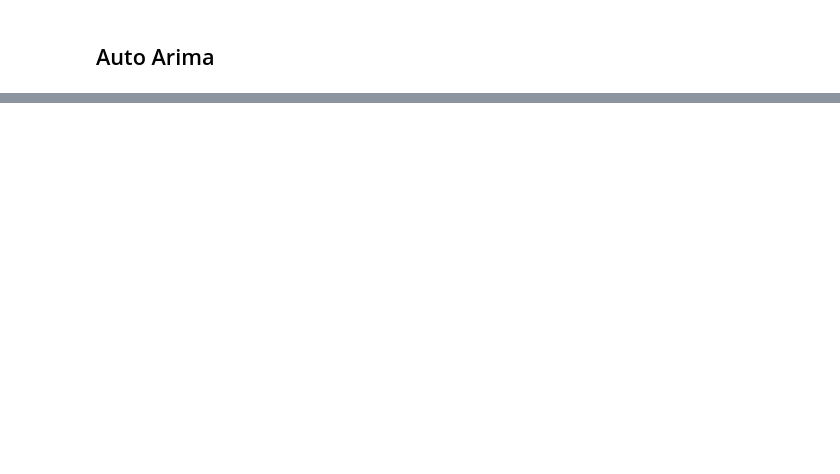
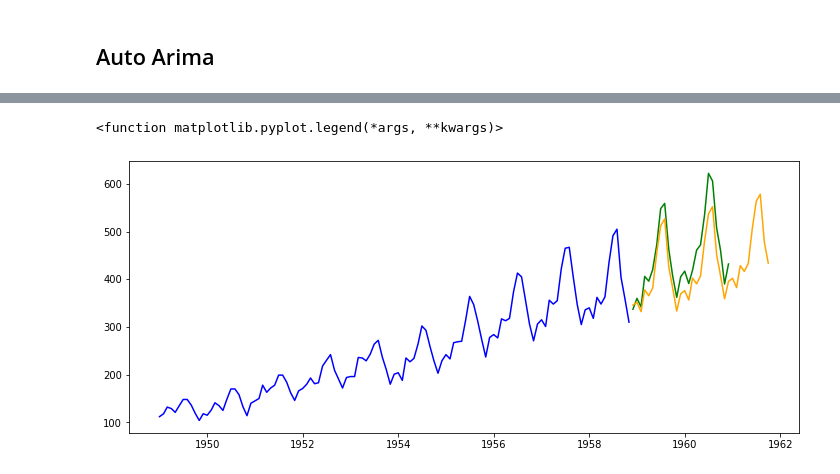
Before and after one commit to FransiscoReadyPermana/time_series, a Jupyter notebook: 24 - Classic Time Series/Part 4 - Forecasting with ARIMA Model.ipynb, the cells around one changed output, grey strips where cells are left out. Cells and saved outputs as stored; diff of their text form; code cells hidden in the pictures; blank space fills up the shorter version.

```diff
--- a/24 - Classic Time Series/Part 4 - Forecasting with ARIMA Model.ipynb
+++ b/24 - Classic Time Series/Part 4 - Forecasting with ARIMA Model.ipynb
@@ -231,0 +230,5 @@ from pmdarima
+# %%
+df = pd.read_csv("data/airline.csv", index_col="Date", parse_dates=["Date"])
+series = df["passengers"]
+X_train, X_test = series[:-25], series[-25:]
+df.head()
@@ -231,0 +243,4 @@ from pmdarima
+# %%
+from pmdarima import auto_arima
+
+arima = auto_arima(X_train, seasonal=True, m=12, trace=True, suppress_warnings=True, random_state=42, information_criterion="aicc")
@@ -231,0 +294,6 @@ from pmdarima
+# %%
+n_forecast = len(X_test) + 10
+pred = arima.predict(n_forecast)
+
+# dates = pd.date_range(X_train.index[-1], periods=n_forecast, freq="M")
+# pred = pd.Series(pred, index=dates)
@@ -231,0 +320,12 @@ from pmdarima
+# %%
+from turtle import color
+
+
+plt.figure(figsize=(12,5))
+plt.plot(X_train, label="train", color="blue")
+plt.plot(X_test, label="test", color="green")
+plt.plot(pred, label="forecast", color="orange")
+plt.legend
+# %% [output]
+<function matplotlib.pyplot.legend(*args, **kwargs)>
+[figure, added]
```
Also changed, not shown: parts of 7 cells of this notebook.
